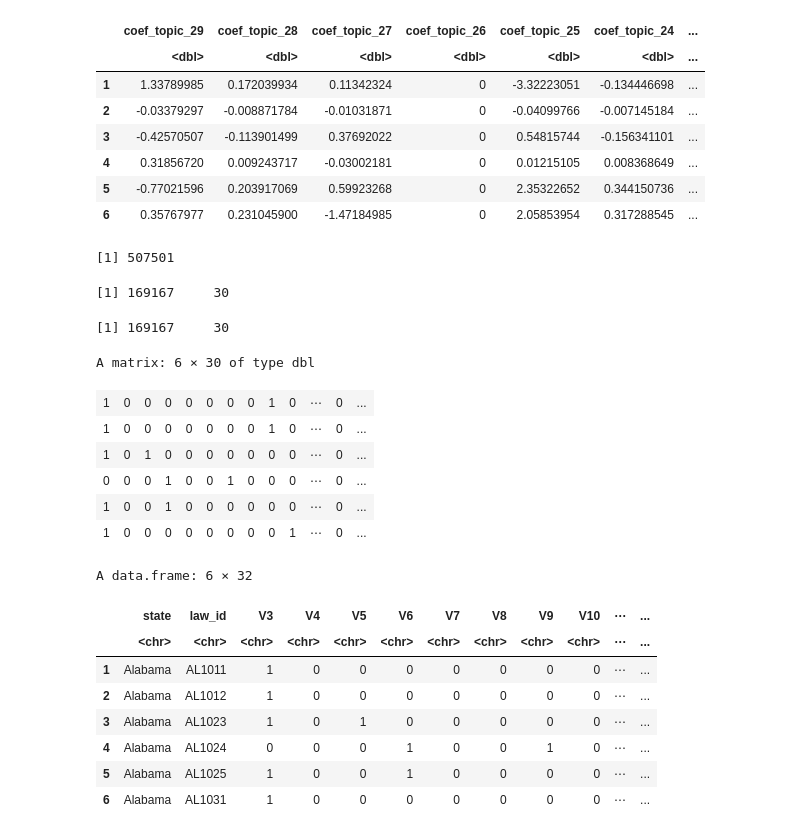
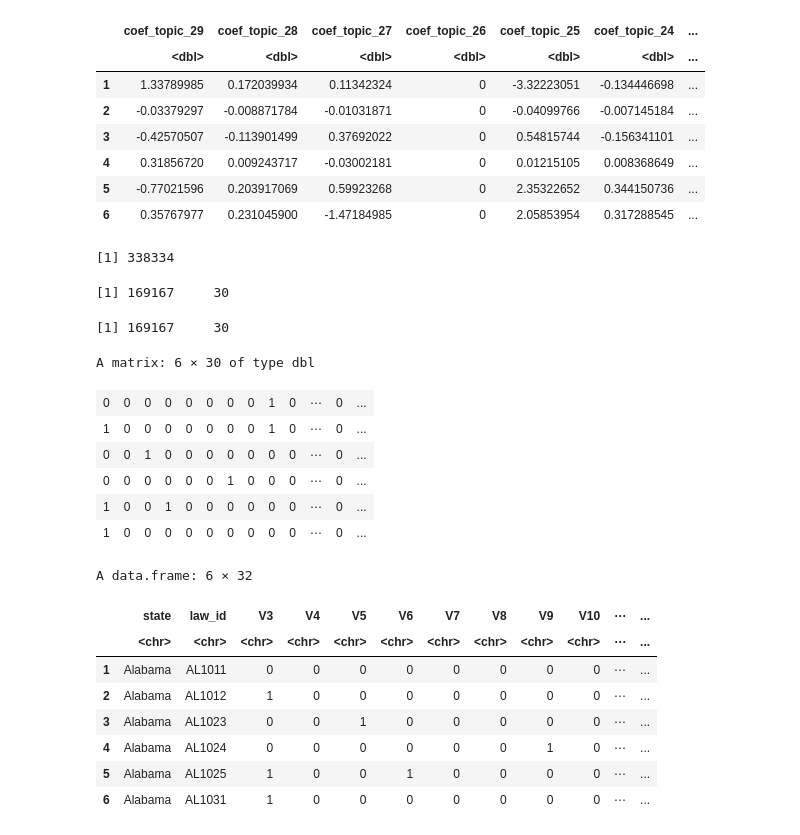
Before and after one commit to hanansuk/guns_n_roses, a Jupyter notebook: lme_model_v3.ipynb, the cells around one changed output. Saved outputs shown, nothing was run; the diff lists cells and outputs as text; code cells hidden in the pictures.

```diff
--- a/lme_model_v3.ipynb
+++ b/lme_model_v3.ipynb
@@ -208,41 +211,41 @@ A data.frame: 6 × 32
 # %%
 options(max.print = 50)
 
-# Find the column indices for the top 3 topics with the highest probabilities in each row
-top3_topic_indices <- t(apply(input[, paste0("topic_", 0:29)], 1, function(x) sort.int(x, index.return=TRUE)$ix[28:30]))
-length(top3_topic_indices)
+# Find the column indices for the top 2 topics with the highest probabilities in each row
+top2_topic_indices <- t(apply(input[, paste0("topic_", 0:29)], 1, function(x) sort.int(x, index.return=TRUE)$ix[29:30]))
+length(top2_topic_indices)
 # %% [output]
-[1] 507501
+[1] 338334
 # %%
-# Create a boolean matrix with 1 for the top 3 topics and 0 for others
+# Create a boolean matrix with 1 for the top 2 topics and 0 for others
 boolean_matrix <- matrix(0, nrow = nrow(input), ncol = 30)
 dim(boolean_matrix)
 for (i in 1:nrow(input)) {
-  boolean_matrix[i, top3_topic_indices[i, ]] <- 1
+  boolean_matrix[i, top2_topic_indices[i, ]] <- 1
 }
 dim(boolean_matrix)
 head(boolean_matrix)
 
 # Convert the matrix to a data frame and add columns for states and Law IDs
 boolean_df <- as.data.frame(cbind(state = input$state, law_id = input$law_id, boolean_matrix))
 head(boolean_df)
 # %% [output]
 [1] 169167     30
 [1] 169167     30
 A matrix: 6 × 30 of type dbl
+| 0 | 0 | 0 | 0 | 0 | 0 | 0 | 0 | 1 | 0 | ⋯ | 0 | ... |
 | 1 | 0 | 0 | 0 | 0 | 0 | 0 | 0 | 1 | 0 | ⋯ | 0 | ... |
-| 1 | 0 | 0 | 0 | 0 | 0 | 0 | 0 | 1 | 0 | ⋯ | 0 | ... |
-| 1 | 0 | 1 | 0 | 0 | 0 | 0 | 0 | 0 | 0 | ⋯ | 0 | ... |
-| 0 | 0 | 0 | 1 | 0 | 0 | 1 | 0 | 0 | 0 | ⋯ | 0 | ... |
+| 0 | 0 | 1 | 0 | 0 | 0 | 0 | 0 | 0 | 0 | ⋯ | 0 | ... |
+| 0 | 0 | 0 | 0 | 0 | 0 | 1 | 0 | 0 | 0 | ⋯ | 0 | ... |
 | 1 | 0 | 0 | 1 | 0 | 0 | 0 | 0 | 0 | 0 | ⋯ | 0 | ... |
-| 1 | 0 | 0 | 0 | 0 | 0 | 0 | 0 | 0 | 1 | ⋯ | 0 | ... |
+| 1 | 0 | 0 | 0 | 0 | 0 | 0 | 0 | 0 | 0 | ⋯ | 0 | ... |
 A data.frame: 6 × 32
 |  | state | law_id | V3 | V4 | V5 | V6 | V7 | V8 | V9 | V10 | ⋯ | ... |
 |  | <chr> | <chr> | <chr> | <chr> | <chr> | <chr> | <chr> | <chr> | <chr> | <chr> | ⋯ | ... |
-| 1 | Alabama | AL1011 | 1 | 0 | 0 | 0 | 0 | 0 | 0 | 0 | ⋯ | ... |
+| 1 | Alabama | AL1011 | 0 | 0 | 0 | 0 | 0 | 0 | 0 | 0 | ⋯ | ... |
 | 2 | Alabama | AL1012 | 1 | 0 | 0 | 0 | 0 | 0 | 0 | 0 | ⋯ | ... |
-| 3 | Alabama | AL1023 | 1 | 0 | 1 | 0 | 0 | 0 | 0 | 0 | ⋯ | ... |
-| 4 | Alabama | AL1024 | 0 | 0 | 0 | 1 | 0 | 0 | 1 | 0 | ⋯ | ... |
+| 3 | Alabama | AL1023 | 0 | 0 | 1 | 0 | 0 | 0 | 0 | 0 | ⋯ | ... |
+| 4 | Alabama | AL1024 | 0 | 0 | 0 | 0 | 0 | 0 | 1 | 0 | ⋯ | ... |
 | 5 | Alabama | AL1025 | 1 | 0 | 0 | 1 | 0 | 0 | 0 | 0 | ⋯ | ... |
 | 6 | Alabama | AL1031 | 1 | 0 | 0 | 0 | 0 | 0 | 0 | 0 | ⋯ | ... |
 # %%
```
Also changed, not shown: parts of 6 cells of this notebook, 2 other files.
